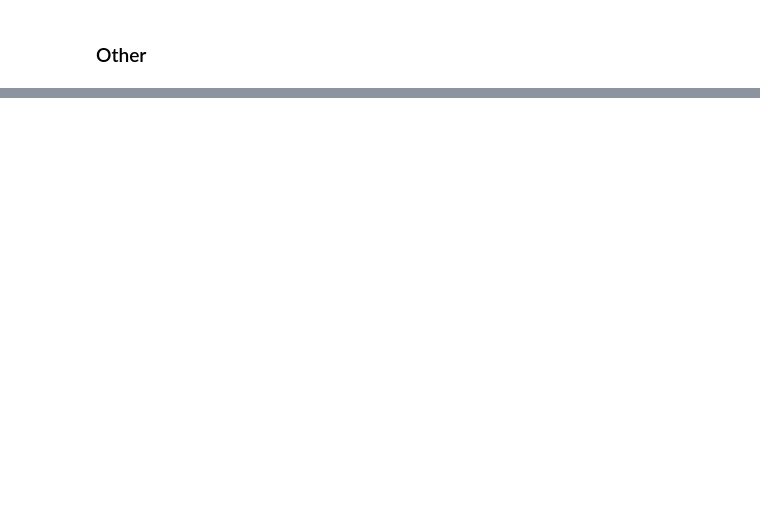
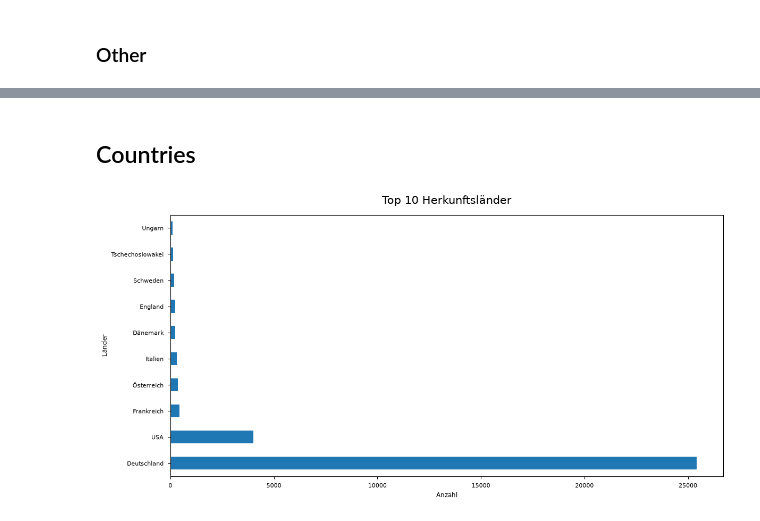
Before and after one commit to codemitdjango/german-film-censorship, a Jupyter notebook: src/analysis/analysis.ipynb, the cells around one changed output, grey strips where cells are left out. Saved outputs shown, nothing was run; the diff lists cells and outputs as text; code cells hidden in the pictures; blank space fills up the shorter version.

```diff
--- a/src/analysis/analysis.ipynb
+++ b/src/analysis/analysis.ipynb
@@ -520,0 +526,23 @@ plt.show()
+# %% [markdown]
+## Countries
+# %%
+# data
+
+#df_without_deutschland = df[df['Land'] != 'Deutschland']
+df_countries = df.value_counts('Land')
+top_countries = df_countries.head(10)
+
+# initiziale Plot
+fig, ax = plt.subplots(figsize=(12, 6))
+
+top_countries.plot(kind='barh', ax=ax)
+
+# Layout/Title
+ax.set_title('Top 10 Herkunftsländer', fontsize=15, pad=15)
+ax.set_xlabel('Anzahl')
+ax.set_ylabel('Länder')
+
+fig.tight_layout()
+plt.show()
+# %% [output]
+[figure, added]
```
Also changed, not shown: parts of 18 cells of this notebook.
